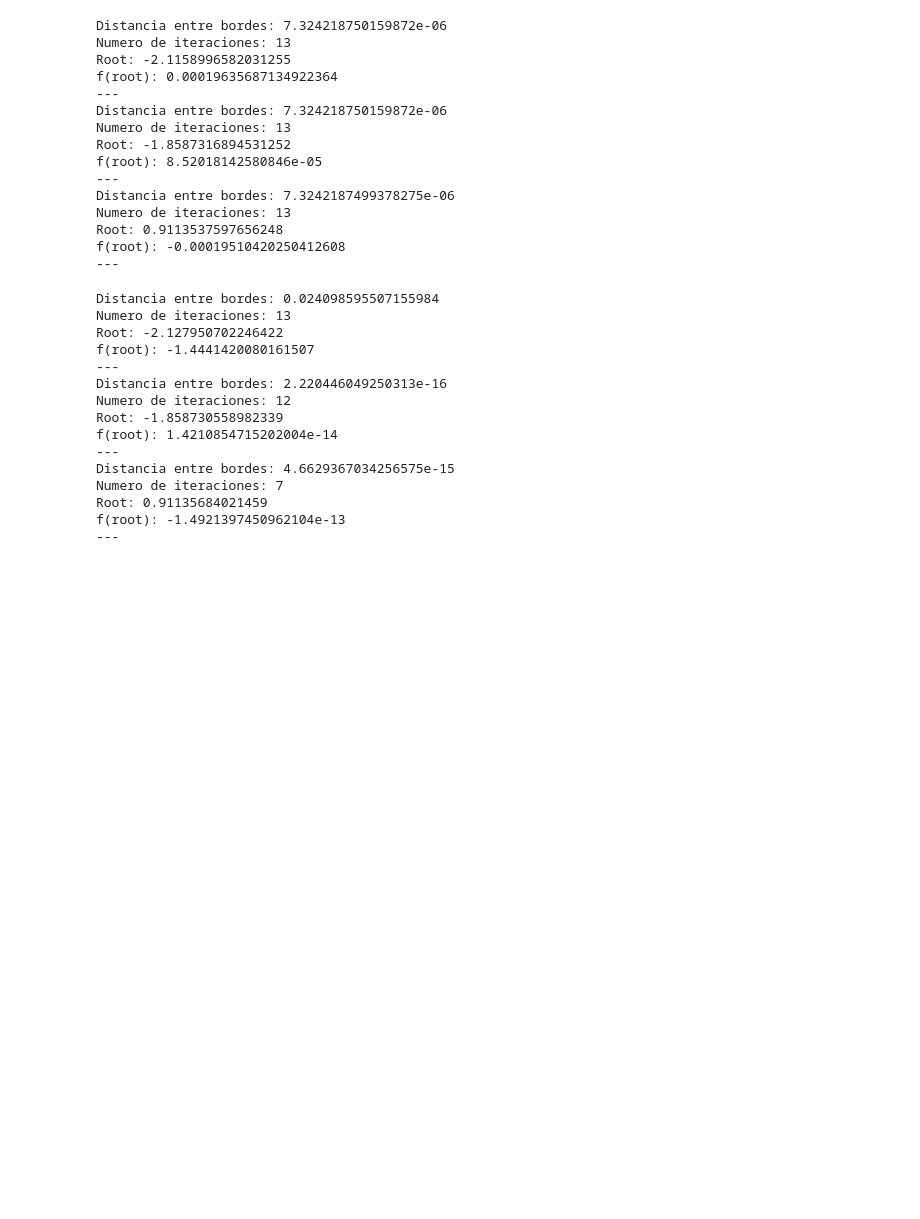
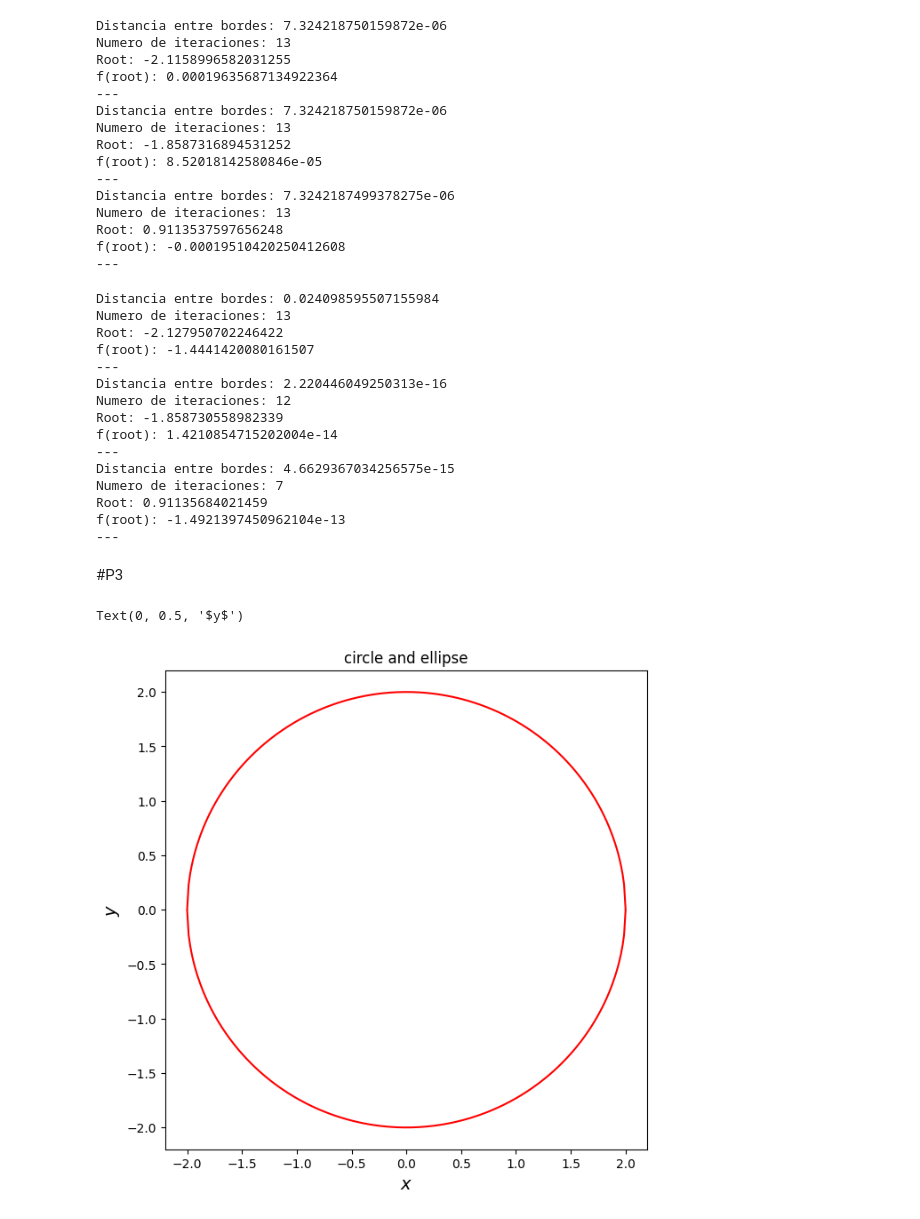
Before and after one commit to conichito/F3104, a Jupyter notebook: Tarea 3/tarea3.ipynb, the cells around one changed output. Cells and saved outputs as stored; diff of their text form; code cells hidden in the pictures; blank space fills up the shorter version.

```diff
--- a/Tarea 3/tarea3.ipynb
+++ b/Tarea 3/tarea3.ipynb
@@ -341,3 +341,5 @@ Numero de iteraciones: 7
 Root: 0.91135684021459
 f(root): -1.4921397450962104e-13
 ---
+# %% [markdown]
+#P3
@@ -343,0 +378,25 @@ f(root): -1.4921397450962104e-13
+# %%
+def f(x):
+    return np.sqrt(4.-x**2)
+# %%
+# define x range [a,b]
+a2=-2.+1.e-5
+b2=2.-1.e-5
+# define the number N of points for the plot
+N1=300
+N2=300
+# create the array of N values for x
+x2=np.linspace(a2,b2,N2)
+# evaluate the function
+y2=f(x2)
+z2=-f(x2)
+# plot f(x)
+plt.figure(figsize=(7,7))
+plt.plot(x2,y2,color='red')
+plt.plot(x2,z2,color='red')
+plt.title('circle and ellipse')
+plt.xlabel("$x$",fontsize=14)
+plt.ylabel("$y$",fontsize=14)
+# %% [output]
+Text(0, 0.5, '$y$')
+[figure, added]
```
Also changed, not shown: parts of 2 cells of this notebook.
